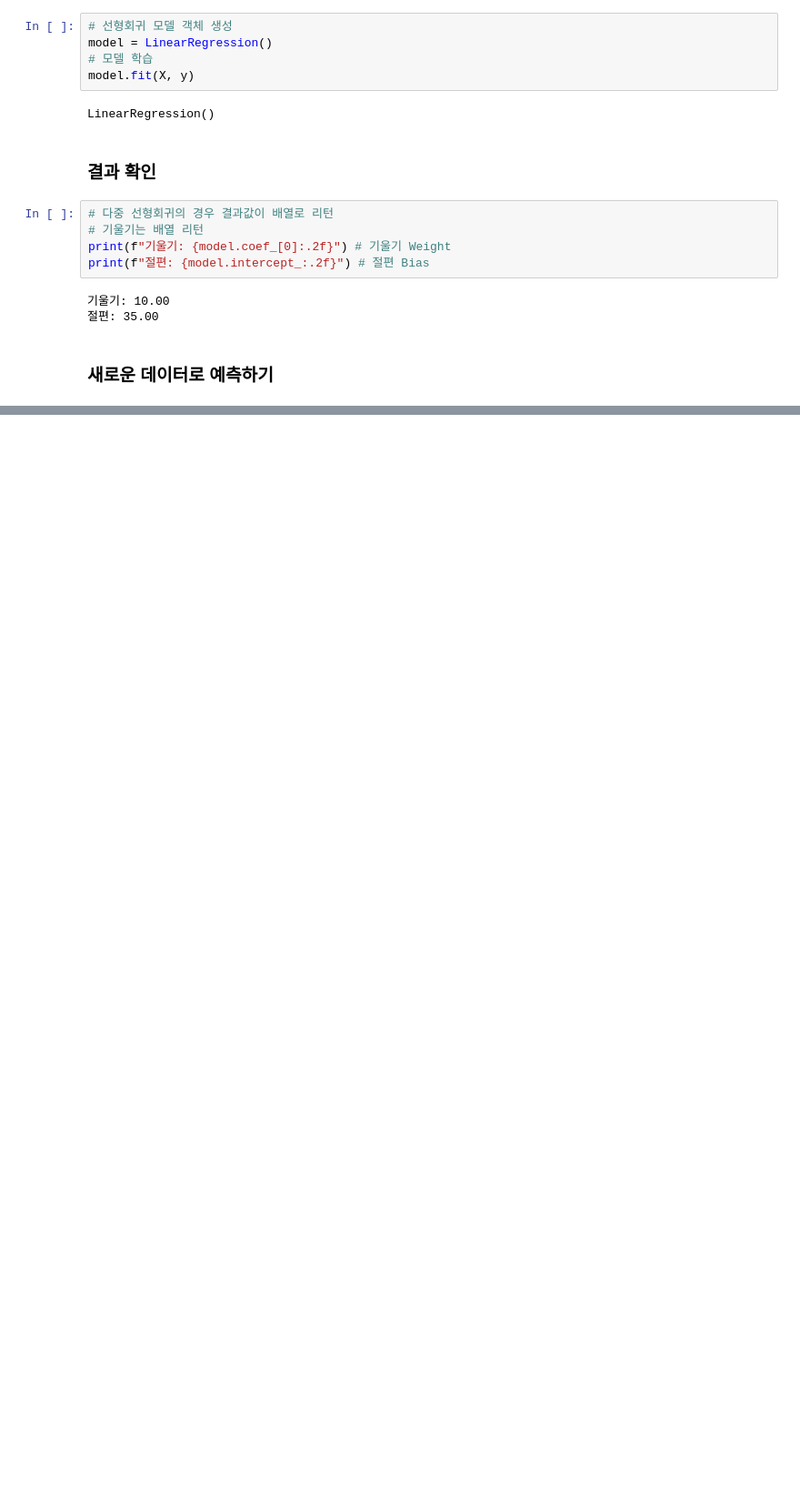
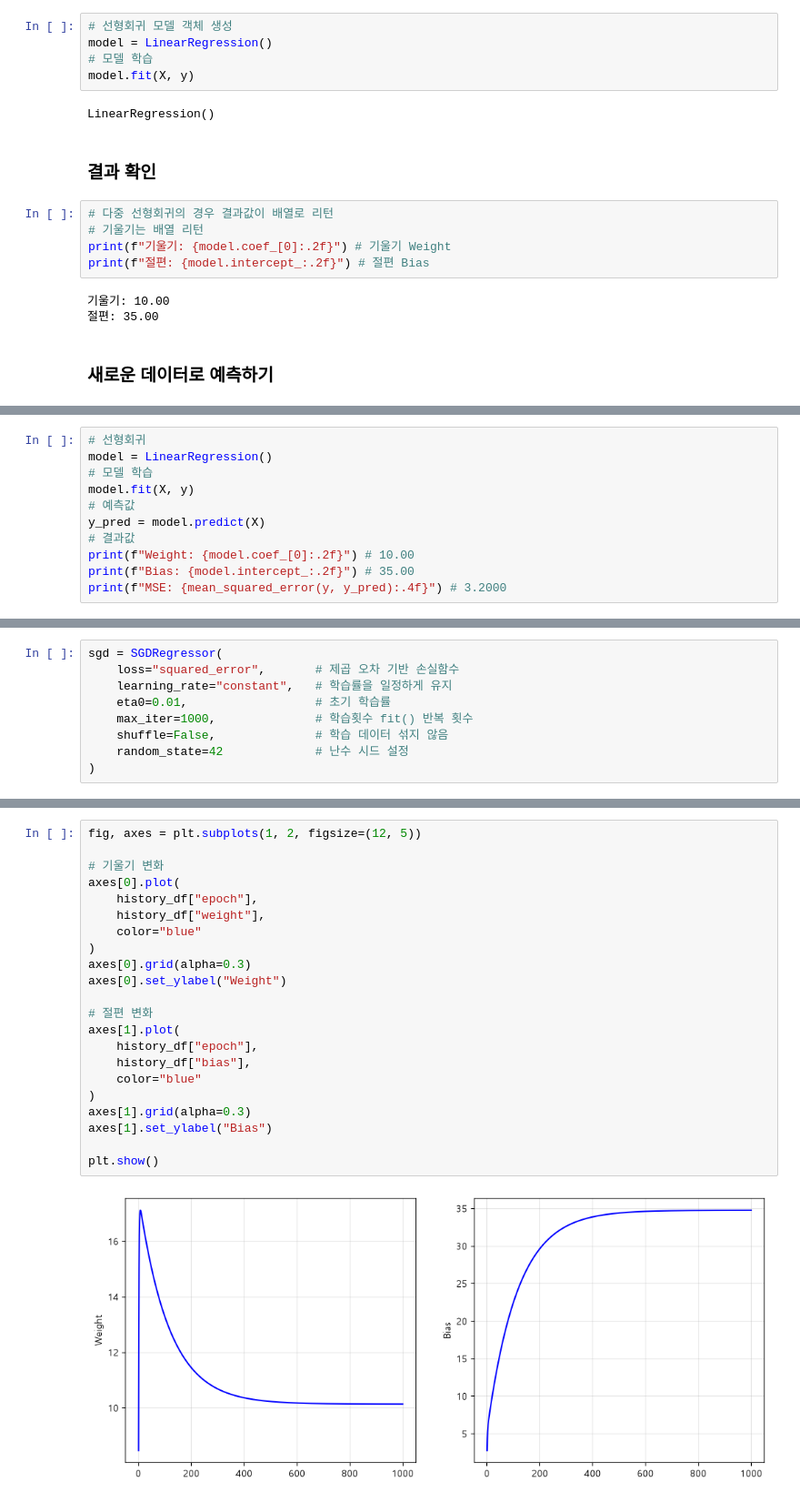
Before and after one commit to doubleyn/kant-ml, a Jupyter notebook: 03_ml.ipynb, the cells around one changed output, grey strips where cells are left out. Shown at 91% size. Cells and saved outputs as stored; diff of their text form; blank space fills up the shorter version.

```diff
--- a/03_ml.ipynb
+++ b/03_ml.ipynb
@@ -82,0 +185,11 @@ array([95.])
+# %%
+# 선형회귀
+model = LinearRegression()
+# 모델 학습
+model.fit(X, y)
+# 예측값
+y_pred = model.predict(X)
+# 결과값
+print(f"Weight: {model.coef_[0]:.2f}") # 10.00
+print(f"Bias: {model.intercept_:.2f}") # 35.00
+print(f"MSE: {mean_squared_error(y, y_pred):.4f}") # 3.2000
@@ -82,0 +204,9 @@ array([95.])
+# %%
+sgd = SGDRegressor(
+    loss="squared_error",       # 제곱 오차 기반 손실함수
+    learning_rate="constant",   # 학습률을 일정하게 유지
+    eta0=0.01,                  # 초기 학습률
+    max_iter=1000,              # 학습횟수 fit() 반복 횟수
+    shuffle=False,              # 학습 데이터 섞지 않음
+    random_state=42             # 난수 시드 설정
+)
@@ -82,0 +288,24 @@ array([95.])
+# %%
+fig, axes = plt.subplots(1, 2, figsize=(12, 5))
+
+# 기울기 변화
+axes[0].plot(
+    history_df["epoch"],
+    history_df["weight"],
+    color="blue"
+)
+axes[0].grid(alpha=0.3)
+axes[0].set_ylabel("Weight")
+
+# 절편 변화
+axes[1].plot(
+    history_df["epoch"],
+    history_df["bias"],
+    color="blue"
+)
+axes[1].grid(alpha=0.3)
+axes[1].set_ylabel("Bias")
+
+plt.show()
+# %% [output]
+[figure, added]
```
Also changed, not shown: parts of 26 cells of this notebook.
